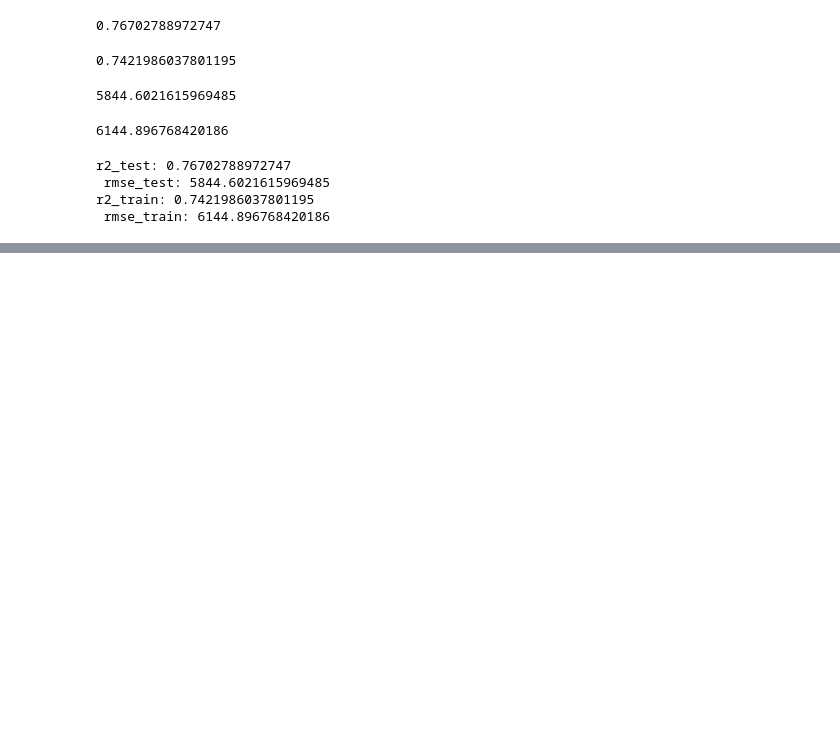
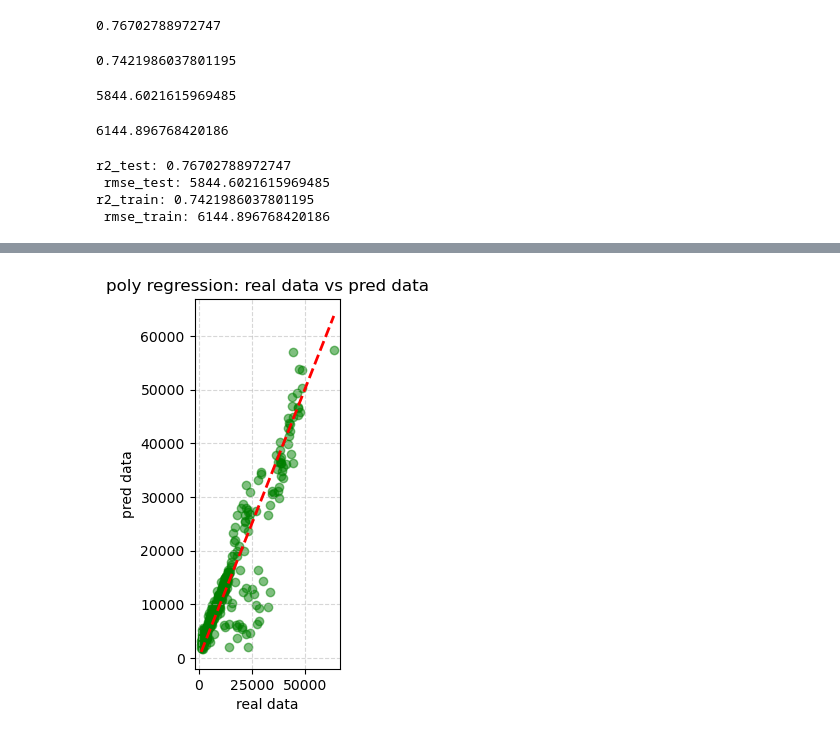
Before and after one commit to shahramsamar/ML-AI, a Jupyter notebook: ML/RegressionPolynomial Vs Regression /RegressionPolynomial vs Regression.ipynb, the cells around one changed output, grey strips where cells are left out. Saved outputs shown, nothing was run; the diff lists cells and outputs as text; code cells hidden in the pictures; blank space fills up the shorter version.

```diff
--- a/ML/RegressionPolynomial Vs Regression /RegressionPolynomial vs Regression.ipynb
+++ b/ML/RegressionPolynomial Vs Regression /RegressionPolynomial vs Regression.ipynb
@@ -103,3 +105,7 @@ r2_test: 0.76702788972747
  rmse_test: 5844.6021615969485
 r2_train: 0.7421986037801195
  rmse_train: 6144.896768420186
+# %%
+poly_features = PolynomialFeatures(degree=2, include_bias=False)
+X_train_poly = poly_features.fit_transform(X_train)
+X_test_poly = poly_features.transform(X_test)
@@ -105,0 +116,3 @@ r2_train: 0.7421986037801195
+# %%
+model_poly = LinearRegression()
+model_poly.fit(X_train_poly, y_train)
@@ -105,0 +121,3 @@ r2_train: 0.7421986037801195
+# %%
+y_train_pred_poly = model_poly.predict(X_train_poly)
+y_test_pred_poly = model_poly.predict(X_test_poly)
@@ -105,0 +163,10 @@ r2_train: 0.7421986037801195
+# %%
+plt.subplot(1, 3, 2)
+plt.scatter(y_test, y_test_pred_poly, alpha=0.5, color='green')
+plt.plot([y_test.min(), y_test.max()], [y_test.min(), y_test.max()], 'r--', lw=2)
+plt.title('poly regression: real data vs pred data')
+plt.xlabel('real data')
+plt.ylabel('pred data')
+plt.grid(True, linestyle='--', alpha=0.5)
+# %% [output]
+[figure, added]
```
Also changed, not shown: parts of 11 cells of this notebook.
